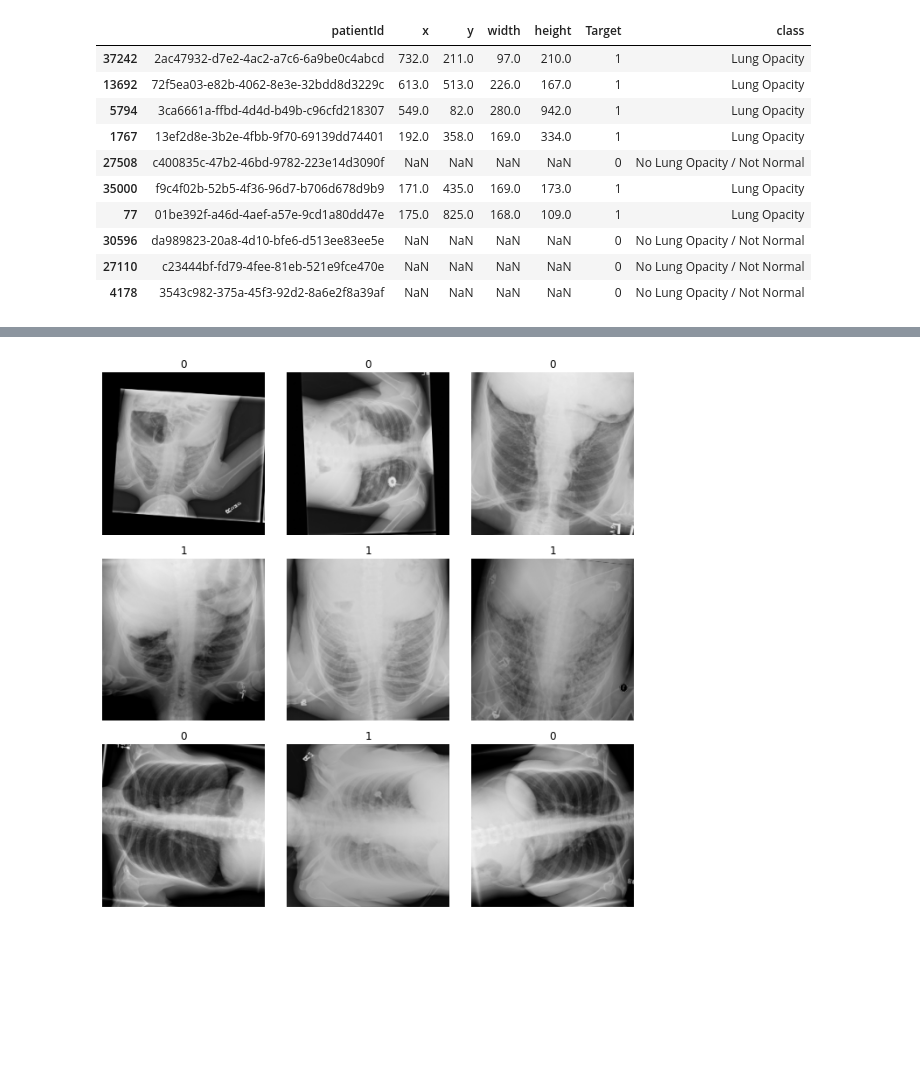
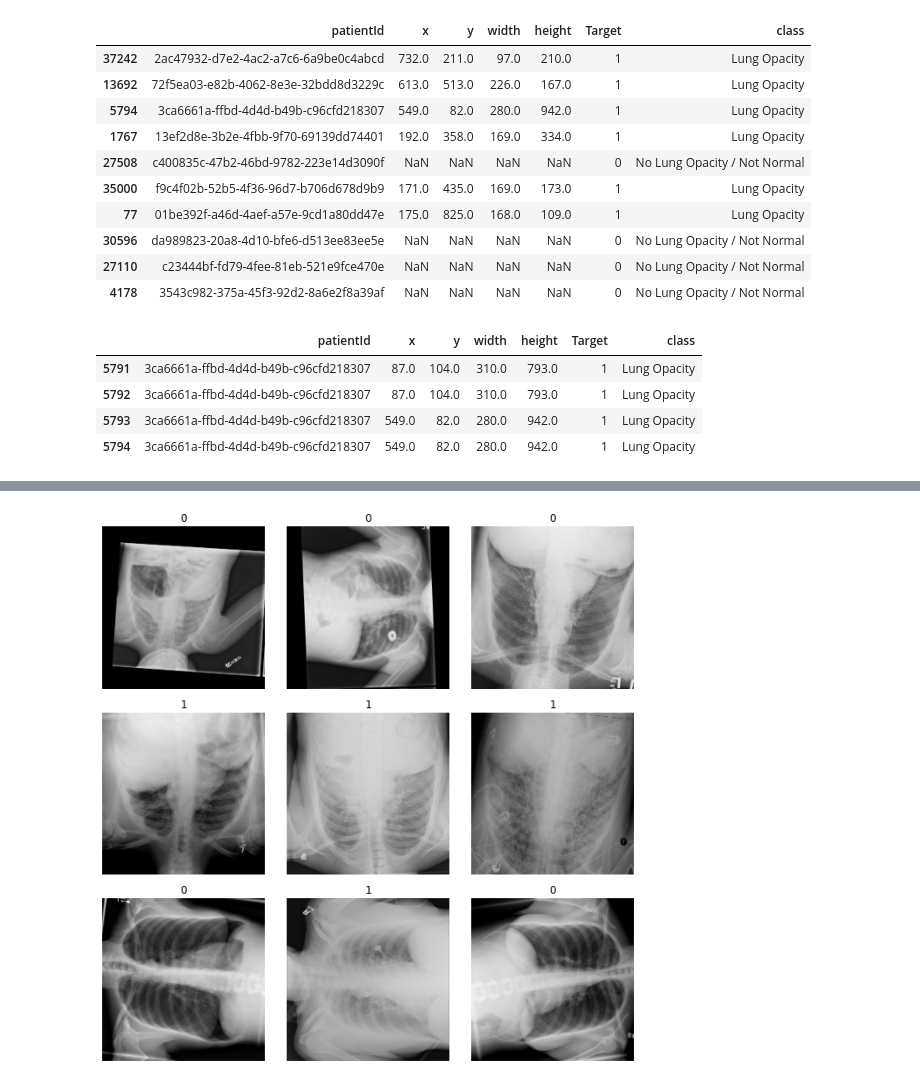
Before and after one commit to GrueneKatze/AI-for-Medicine-Coursera, a Jupyter notebook: Pneumonia_detection_with_FastAI.ipynb, the cells around one changed output, grey strips where cells are left out. Saved outputs shown, nothing was run; the diff lists cells and outputs as text; code cells hidden in the pictures; blank space fills up the shorter version.

```diff
--- a/Pneumonia_detection_with_FastAI.ipynb
+++ b/Pneumonia_detection_with_FastAI.ipynb
@@ -131,6 +131,17 @@ train_class_df.sample(10)
 | 30596 | da989823-20a8-4d10-bfe6-d513ee83ee5e | NaN | NaN | NaN | NaN | 0 | No Lung Opacity / Not Normal |
 | 27110 | c23444bf-fd79-4fee-81eb-521e9fce470e | NaN | NaN | NaN | NaN | 0 | No Lung Opacity / Not Normal |
 | 4178 | 3543c982-375a-45f3-92d2-8a6e2f8a39af | NaN | NaN | NaN | NaN | 0 | No Lung Opacity / Not Normal |
+# %%
+#exists = ['3ca6661a-ffbd-4d4d-b49b-c96cfd218307' in train_class_df['patientId']]
+#exists
+#str('3ca6661a-ffbd-4d4d-b49b-c96cfd218307') in train_class_df['patientId']
+train_class_df[train_class_df['patientId']=='3ca6661a-ffbd-4d4d-b49b-c96cfd218307']
+# %% [output]
+|  | patientId | x | y | width | height | Target | class |
+| 5791 | 3ca6661a-ffbd-4d4d-b49b-c96cfd218307 | 87.0 | 104.0 | 310.0 | 793.0 | 1 | Lung Opacity |
+| 5792 | 3ca6661a-ffbd-4d4d-b49b-c96cfd218307 | 87.0 | 104.0 | 310.0 | 793.0 | 1 | Lung Opacity |
+| 5793 | 3ca6661a-ffbd-4d4d-b49b-c96cfd218307 | 549.0 | 82.0 | 280.0 | 942.0 | 1 | Lung Opacity |
+| 5794 | 3ca6661a-ffbd-4d4d-b49b-c96cfd218307 | 549.0 | 82.0 | 280.0 | 942.0 | 1 | Lung Opacity |
 # %%
 #convert class data into one-hot encoding format
 from sklearn.preprocessing import LabelEncoder, OneHotEncoder
```
Also changed, not shown: parts of 3 cells of this notebook.
